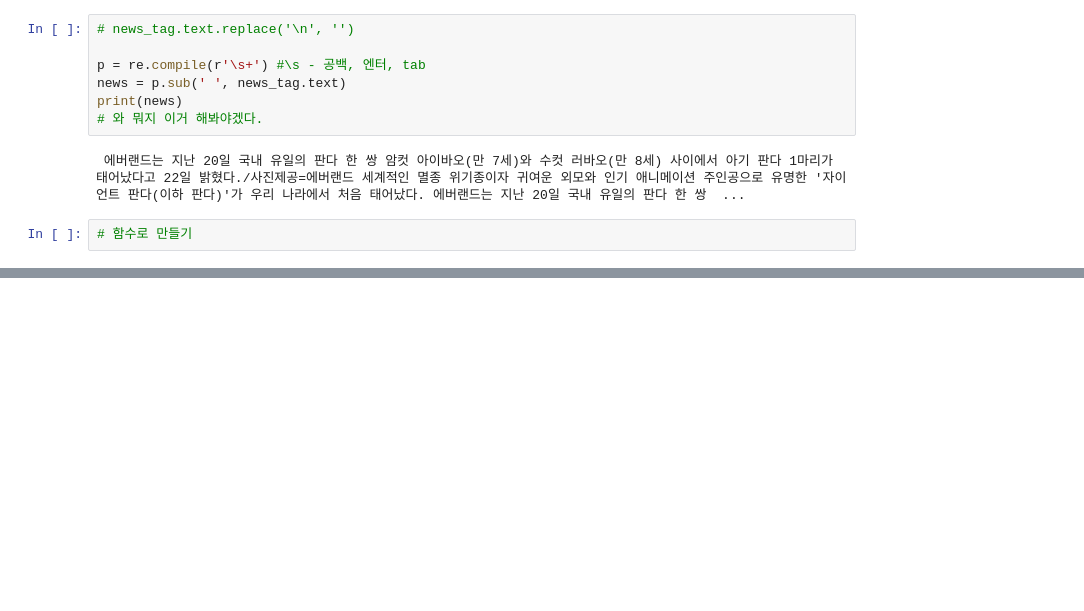
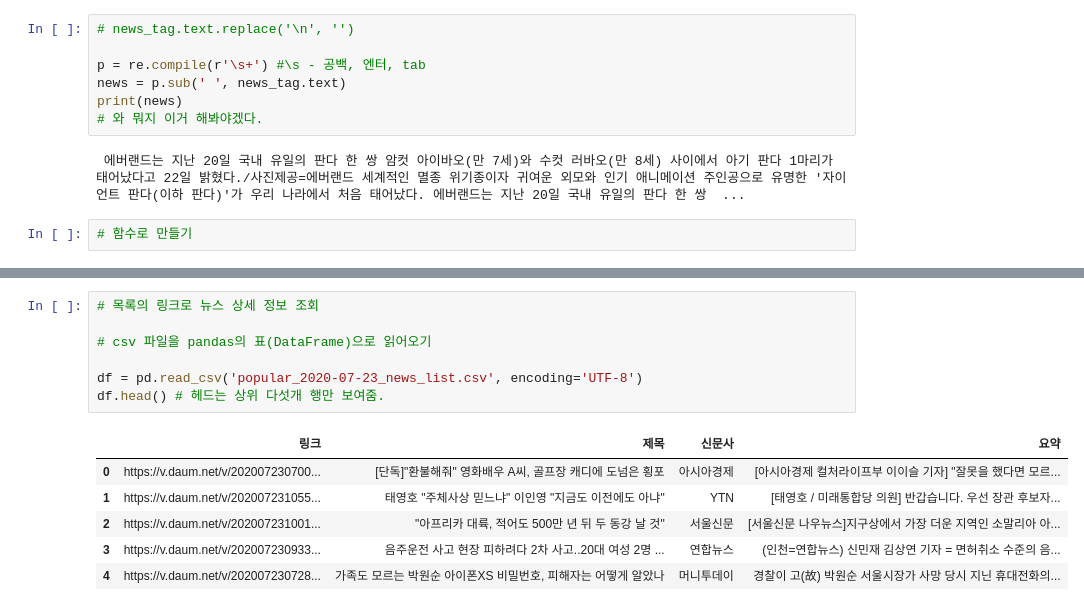
Before and after one commit to MINGKI-PARK/crawling, a Jupyter notebook: 03_daum_news_crawling.ipynb, the cells around one changed output, grey strips where cells are left out. Drawn from its saved outputs; the diff is of its cells as text; blank space fills up the shorter version.

```diff
--- a/03_daum_news_crawling.ipynb
+++ b/03_daum_news_crawling.ipynb
@@ -95,0 +340,14 @@ NameError: name 'get_daumnews_info' is not defined
+# %%
+# 목록의 링크로 뉴스 상세 정보 조회
+
+# csv 파일을 pandas의 표(DataFrame)으로 읽어오기
+
+df = pd.read_csv('popular_2020-07-23_news_list.csv', encoding='UTF-8')
+df.head() # 헤드는 상위 다섯개 행만 보여줌.
+# %% [output]
+|  | 링크 | 제목 | 신문사 | 요약 |
+| 0 | https://v.daum.net/v/202007230700... | [단독]"환불해줘" 영화배우 A씨, 골프장 캐디에 도넘은 횡포 | 아시아경제 | [아시아경제 컬처라이프부 이이슬 기자] "잘못을 했다면 모르... |
+| 1 | https://v.daum.net/v/202007231055... | 태영호 "주체사상 믿느냐" 이인영 "지금도 이전에도 아냐" | YTN | [태영호 / 미래통합당 의원] 반갑습니다. 우선 장관 후보자... |
+| 2 | https://v.daum.net/v/202007231001... | "아프리카 대륙, 적어도 500만 년 뒤 두 동강 날 것" | 서울신문 | [서울신문 나우뉴스]지구상에서 가장 더운 지역인 소말리아 아... |
+| 3 | https://v.daum.net/v/202007230933... | 음주운전 사고 현장 피하려다 2차 사고..20대 여성 2명 ... | 연합뉴스 | (인천=연합뉴스) 신민재 김상연 기자 = 면허취소 수준의 음... |
+| 4 | https://v.daum.net/v/202007230728... | 가족도 모르는 박원순 아이폰XS 비밀번호, 피해자는 어떻게 알았나 | 머니투데이 | 경찰이 고(故) 박원순 서울시장가 사망 당시 지닌 휴대전화의... |
```
Also changed, not shown: parts of 27 cells of this notebook, 10 other files.
